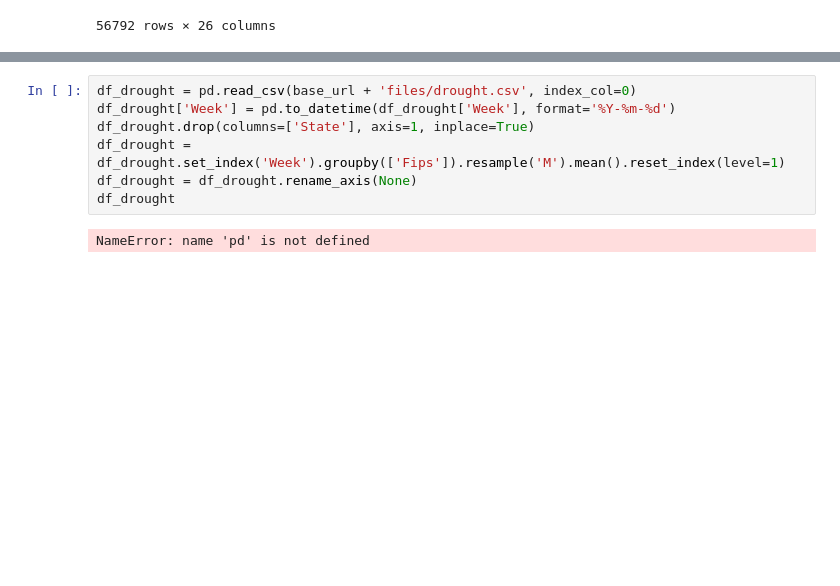
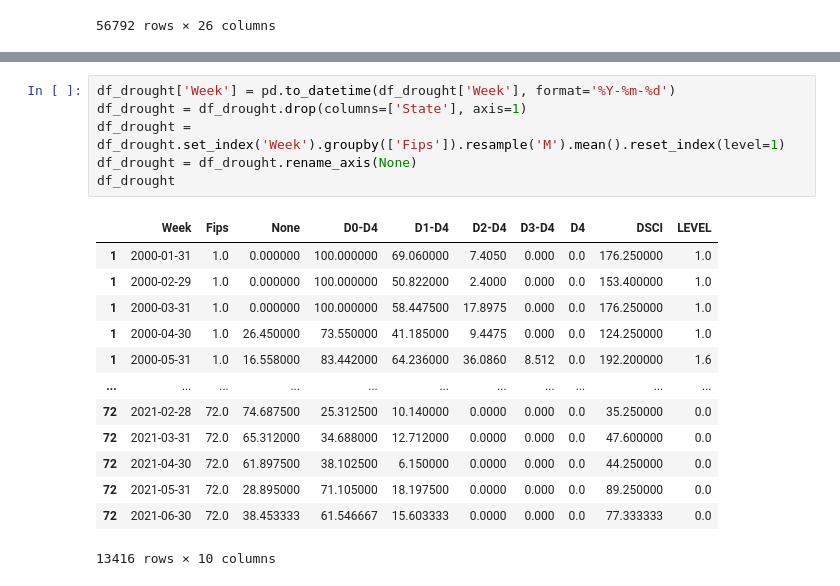
Before and after one commit to AmitMizrahi123/PredictDroughts, a Jupyter notebook: EDA/heatmap_animation.ipynb, the cells around one changed output, grey strips where cells are left out. Drawn from its saved outputs; the diff is of its cells as text; blank space fills up the shorter version.

```diff
--- a/EDA/heatmap_animation.ipynb
+++ b/EDA/heatmap_animation.ipynb
@@ -31,10 +63,21 @@ df_state
 # %%
-df_drought = pd.read_csv(base_url + 'files/drought.csv', index_col=0)
 df_drought['Week'] = pd.to_datetime(df_drought['Week'], format='%Y-%m-%d')
-df_drought.drop(columns=['State'], axis=1, inplace=True)
+df_drought = df_drought.drop(columns=['State'], axis=1)
 df_drought = df_drought.set_index('Week').groupby(['Fips']).resample('M').mean().reset_index(level=1)
 df_drought = df_drought.rename_axis(None)
 df_drought
 # %% [output]
+|  | Week | Fips | None | D0-D4 | D1-D4 | D2-D4 | D3-D4 | D4 | DSCI | LEVEL |
+| 1 | 2000-01-31 | 1.0 | 0.000000 | 100.000000 | 69.060000 | 7.4050 | 0.000 | 0.0 | 176.250000 | 1.0 |
+| 1 | 2000-02-29 | 1.0 | 0.000000 | 100.000000 | 50.822000 | 2.4000 | 0.000 | 0.0 | 153.400000 | 1.0 |
+| 1 | 2000-03-31 | 1.0 | 0.000000 | 100.000000 | 58.447500 | 17.8975 | 0.000 | 0.0 | 176.250000 | 1.0 |
+| 1 | 2000-04-30 | 1.0 | 26.450000 | 73.550000 | 41.185000 | 9.4475 | 0.000 | 0.0 | 124.250000 | 1.0 |
+| 1 | 2000-05-31 | 1.0 | 16.558000 | 83.442000 | 64.236000 | 36.0860 | 8.512 | 0.0 | 192.200000 | 1.6 |
+| ... | ... | ... | ... | ... | ... | ... | ... | ... | ... | ... |
+| 72 | 2021-02-28 | 72.0 | 74.687500 | 25.312500 | 10.140000 | 0.0000 | 0.000 | 0.0 | 35.250000 | 0.0 |
+| 72 | 2021-03-31 | 72.0 | 65.312000 | 34.688000 | 12.712000 | 0.0000 | 0.000 | 0.0 | 47.600000 | 0.0 |
+| 72 | 2021-04-30 | 72.0 | 61.897500 | 38.102500 | 6.150000 | 0.0000 | 0.000 | 0.0 | 44.250000 | 0.0 |
+| 72 | 2021-05-31 | 72.0 | 28.895000 | 71.105000 | 18.197500 | 0.0000 | 0.000 | 0.0 | 89.250000 | 0.0 |
+| 72 | 2021-06-30 | 72.0 | 38.453333 | 61.546667 | 15.603333 | 0.0000 | 0.000 | 0.0 | 77.333333 | 0.0 |
-NameError: name 'pd' is not defined
+13416 rows × 10 columns
 # %%
```
Also changed, not shown: parts of 4 cells of this notebook, 2 other files.
